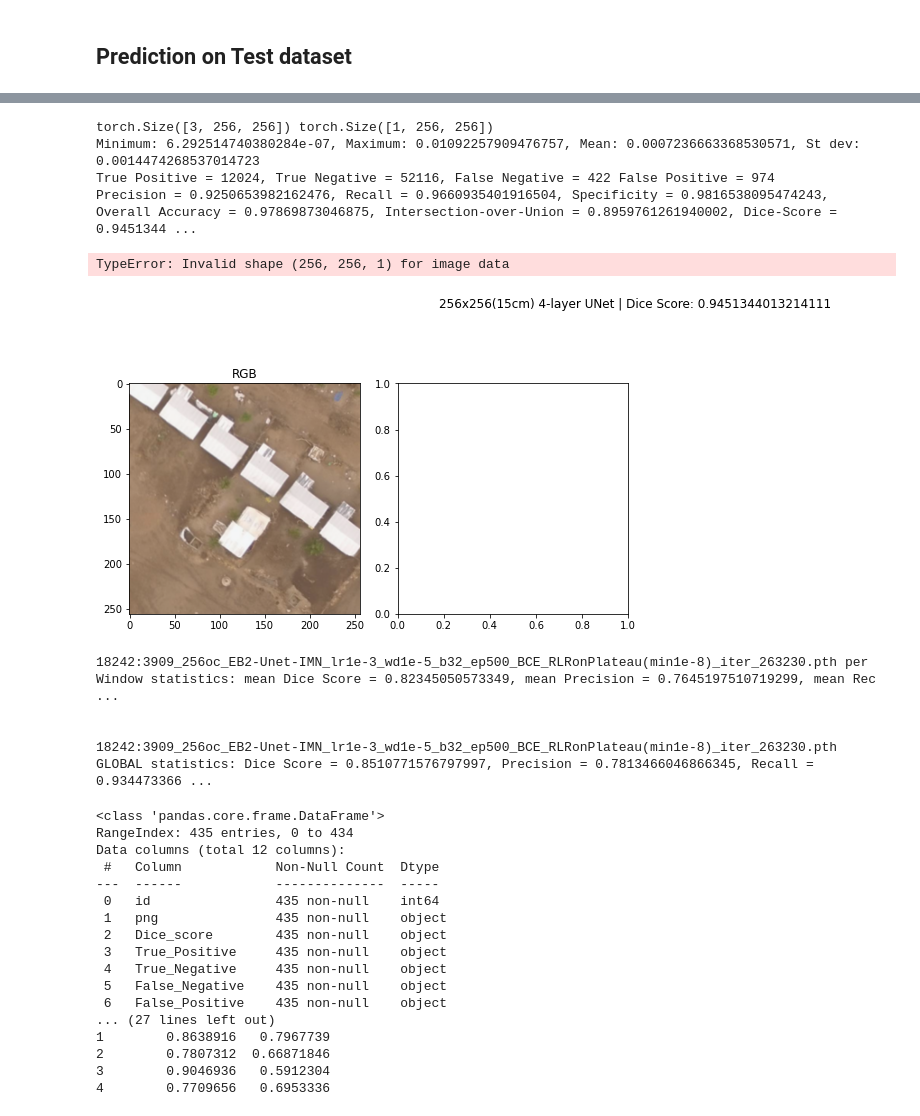
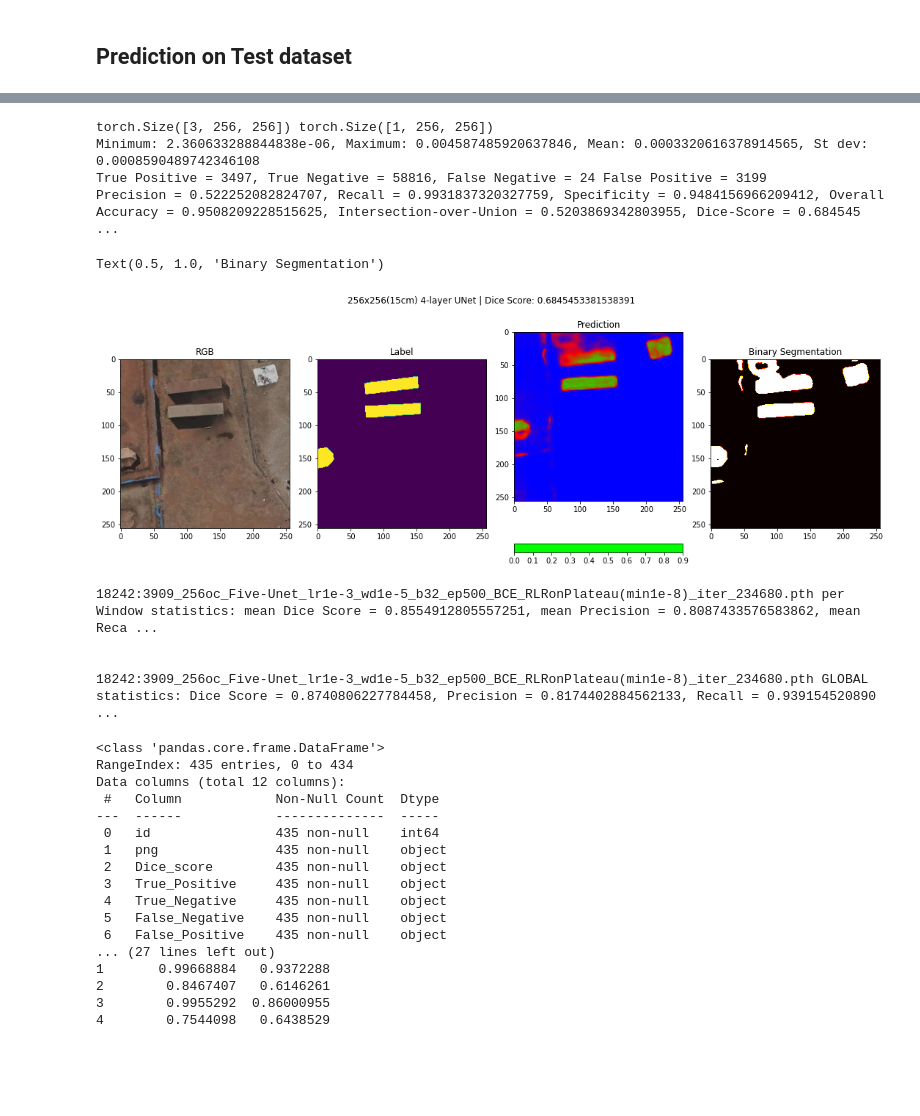
Before and after one commit to chrischank/HOTOSM_OAM_codeV2, a Jupyter notebook: Train_loop.ipynb, the cells around one changed output, grey strips where cells are left out. Saved outputs shown, nothing was run; the diff lists cells and outputs as text; code cells hidden in the pictures; blank space fills up the shorter version.

Commit message:
Five Unet complete

```diff
--- a/Train_loop.ipynb
+++ b/Train_loop.ipynb
@@ -529,7 +528,7 @@ torch.cuda.empty_cache()
 
 print(best_trial)
 # %%
-xp_name = "18242:3909_256oc_EB2-Unet-IMN_lr1e-3_wd1e-5_b32_ep500_BCE_RLRonPlateau(min1e-8)"
+xp_name = "18242:3909_256oc_Five-Unet_lr1e-3_wd1e-5_b32_ep500_BCE_RLRonPlateau(min1e-8)"
 
 ChainedTrain = ConcatDataset([Train, InRGB_Train, HFLIP_Train, VFLIP_Train, BLUR_Train, CON_Train, SOL_Train])
 ChainedVal = ConcatDataset([Val, HFLIP_Val, VFLIP_Val])
@@ -591,15 +591,16 @@ Text(0.5, 1.0, 'LBL')
 # %%
 
-Net = smp.Unet(encoder_name = 'efficientnet-b2', encoder_depth = 4,
-               encoder_weights = None, decoder_use_batchnorm = True,
-               decoder_channels = (128, 64, 32, 16), decoder_attention_type = None,
-               in_channels = 3, classes = 1, activation = "sigmoid", aux_params = None)
+#Net = smp.Unet(encoder_name = 'efficientnet-b2', encoder_depth = 4,
+#               encoder_weights = None, decoder_use_batchnorm = True,
+#               decoder_channels = (128, 64, 32, 16), decoder_attention_type = None,
+#               in_channels = 3, classes = 1, activation = "sigmoid", aux_params = None)
 
 #Net = Four_UNet()
+Net = Five_UNet()
 
 checkpoint_dir = os.path.abspath("/home/mnt/HOTOSM_data/checkpoints")
 #checkpoint_dir = os.path.abspath("/home/chris/Dropbox/HOTOSM/SAMPLE/best_weights")
-best_iter = "_iter_263230.pth"
+best_iter = "_iter_234680.pth"
 
 NN_weights = os.path.join(checkpoint_dir, xp_name, xp_name + best_iter)
 
@@ -643,38 +644,38 @@ with torch.no_grad():
 
 print("True Positive = {0}, True Negative = {1}, False Negative = {2} False Positive = {3}".format(TP, TN, FN, FP))
 print("Precision = {0}, Recall = {1}, Specificity = {2}, Overall Accuracy = {3}, Intersection-over-Union = {4}, Dice-Score = {5}".format(Precision, Recall, Specificity, OA, IoU, Dice))
 
 # Plotting the RGB, Prediction, and Confidence
 fig = plt.figure(figsize = (15, 6))
 ax = fig.add_subplot(1, 4, 1)
 fig.tight_layout(w_pad = 3)
 fig.suptitle("256x256(15cm) 4-layer UNet | Dice Score: {0}".format(Dice))
 RGB = plt.imshow(test_pair[0].detach().cpu().numpy().transpose(1, 2, 0))
 ax.set_title('RGB')
 
 ax = fig.add_subplot(1, 4, 2)
 PILlbl = lbl.detach().cpu().numpy().transpose(1, 2, 0)
 plt.imshow(PILlbl)
 ax.set_title('Label')
 
 ax = fig.add_subplot(1, 4, 3)
 PILpred = prediction.detach().cpu().numpy().transpose(1, 2, 0)
 plt.imshow(PILpred, cmap = "brg")
 plt.colorbar(boundaries = np.arange(0, 1.0, 0.1), ticks = np.arange(0, 1.0, 0.1),
              orientation = "horizontal")
 ax.set_title('Prediction')
 
 ax = fig.add_subplot(1, 4, 4)
 PILbin = pred_BOOL.detach().cpu().numpy().transpose(1, 2, 0)
 plt.imshow(PILbin, cmap = "hot")
 ax.set_title('Binary Segmentation')
 # %% [output]
 torch.Size([3, 256, 256]) torch.Size([1, 256, 256])
-Minimum: 6.292514740380284e-07, Maximum: 0.01092257909476757, Mean: 0.0007236663368530571, St dev: 0.0014474268537014723
-True Positive = 12024, True Negative = 52116, False Negative = 422 False Positive = 974
-Precision = 0.9250653982162476, Recall = 0.9660935401916504, Specificity = 0.9816538095474243, Overall Accuracy = 0.97869873046875, Intersection-over-Union = 0.8959761261940002, Dice-Score = 0.9451344 ...
+Minimum: 2.360633288844838e-06, Maximum: 0.004587485920637846, Mean: 0.0003320616378914565, St dev: 0.0008590489742346108
+True Positive = 3497, True Negative = 58816, False Negative = 24 False Positive = 3199
+Precision = 0.522252082824707, Recall = 0.9931837320327759, Specificity = 0.9484156966209412, Overall Accuracy = 0.9508209228515625, Intersection-over-Union = 0.5203869342803955, Dice-Score = 0.684545 ...
-TypeError: Invalid shape (256, 256, 1) for image data
+Text(0.5, 1.0, 'Binary Segmentation')
-[figure, old version]
+[figure, new version]
 # %%
 # Loading testing batch
 test_loader = DataLoader(Test, batch_size = 1, shuffle = True)
@@ -780,10 +781,10 @@ print(xp_name + best_iter, "per Window statistics: mean Dice Score = {0}, mean P
 print("\n")
 print(xp_name + best_iter, "GLOBAL statistics: Dice Score = {0}, Precision = {1}, Recall = {2}, Specificity = {3}, OA = {4}, IoU = {5}".format(GLOB_Dice, GLOB_Precision, GLOB_Recall, GLOB_Specificity, GLOB_OA, GLOB_IoU))
 # %% [output]
-18242:3909_256oc_EB2-Unet-IMN_lr1e-3_wd1e-5_b32_ep500_BCE_RLRonPlateau(min1e-8)_iter_263230.pth per Window statistics: mean Dice Score = 0.82345050573349, mean Precision = 0.7645197510719299, mean Rec ...
+18242:3909_256oc_Five-Unet_lr1e-3_wd1e-5_b32_ep500_BCE_RLRonPlateau(min1e-8)_iter_234680.pth per Window statistics: mean Dice Score = 0.8554912805557251, mean Precision = 0.8087433576583862, mean Reca ...
 
 
-18242:3909_256oc_EB2-Unet-IMN_lr1e-3_wd1e-5_b32_ep500_BCE_RLRonPlateau(min1e-8)_iter_263230.pth GLOBAL statistics: Dice Score = 0.8510771576797997, Precision = 0.7813466046866345, Recall = 0.934473366 ...
+18242:3909_256oc_Five-Unet_lr1e-3_wd1e-5_b32_ep500_BCE_RLRonPlateau(min1e-8)_iter_234680.pth GLOBAL statistics: Dice Score = 0.8740806227784458, Precision = 0.8174402884562133, Recall = 0.939154520890 ...
 # %%
 print(results_csv.info(), results_csv["Dice_score"].describe(), results_csv.head())
 
@@ -804,7 +805,7 @@ Data columns (total 12 columns):
  5   False_Negative    435 non-null    object
  6   False_Positive    435 non-null    object
 ... (27 lines left out)
-1        0.8638916   0.7967739
-2        0.7807312  0.66871846
-3        0.9046936   0.5912304
-4        0.7709656   0.6953336
+1       0.99668884   0.9372288
+2        0.8467407   0.6146261
+3        0.9955292  0.86000955
+4        0.7544098   0.6438529
```
Also changed, not shown: parts of 4 cells of this notebook, 8 other files.
